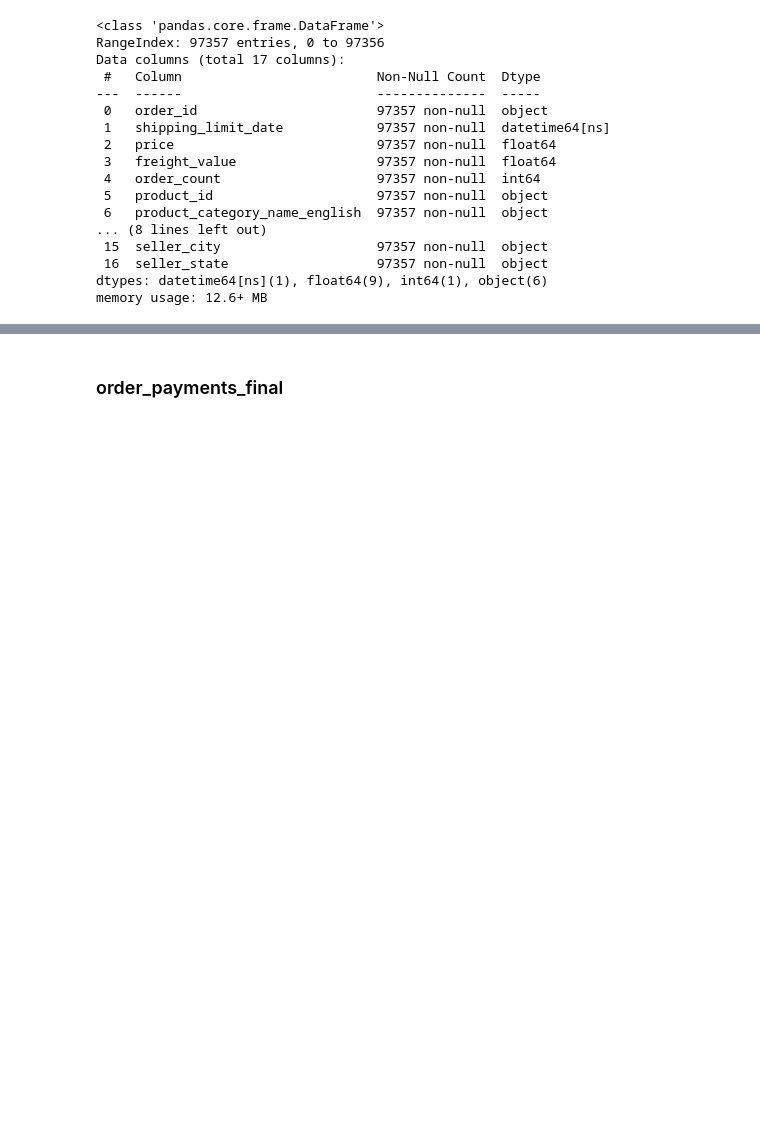
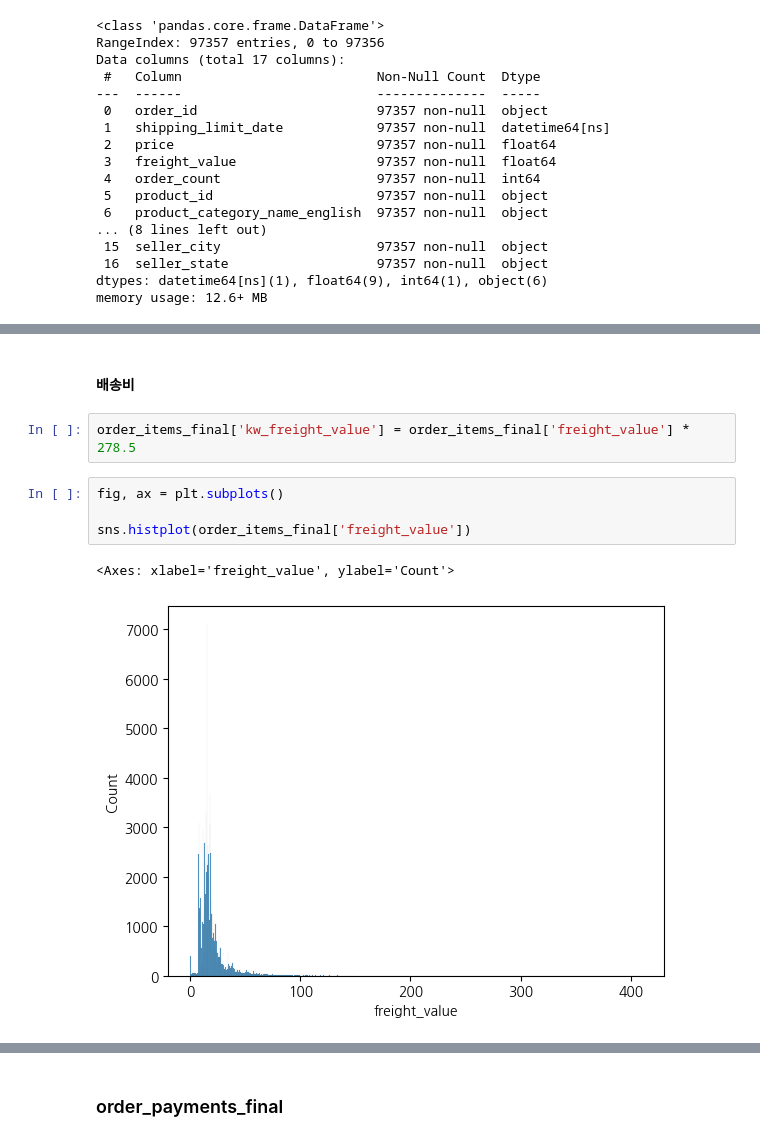
Before and after one commit to DongMyeong2/portfolio, a Jupyter notebook: Project_3_olist/olist.ipynb, the cells around one changed output, grey strips where cells are left out. Saved outputs shown, nothing was run; the diff lists cells and outputs as text; blank space fills up the shorter version.

```diff
--- a/Project_3_olist/olist.ipynb
+++ b/Project_3_olist/olist.ipynb
@@ -1324,0 +1377,11 @@ memory usage: 12.6+ MB
+# %% [markdown]
+#### 배송비
+# %%
+order_items_final['kw_freight_value'] = order_items_final['freight_value'] * 278.5
+# %%
+fig, ax = plt.subplots()
+
+sns.histplot(order_items_final['freight_value'])
+# %% [output]
+<Axes: xlabel='freight_value', ylabel='Count'>
+[figure, added]
```
Also changed, not shown: parts of 21 cells of this notebook.
